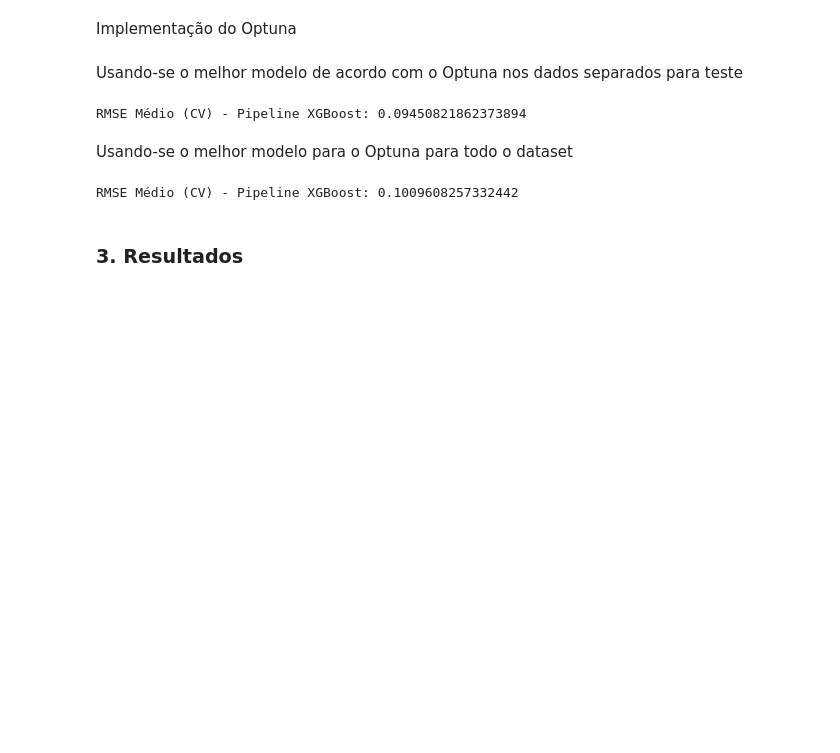
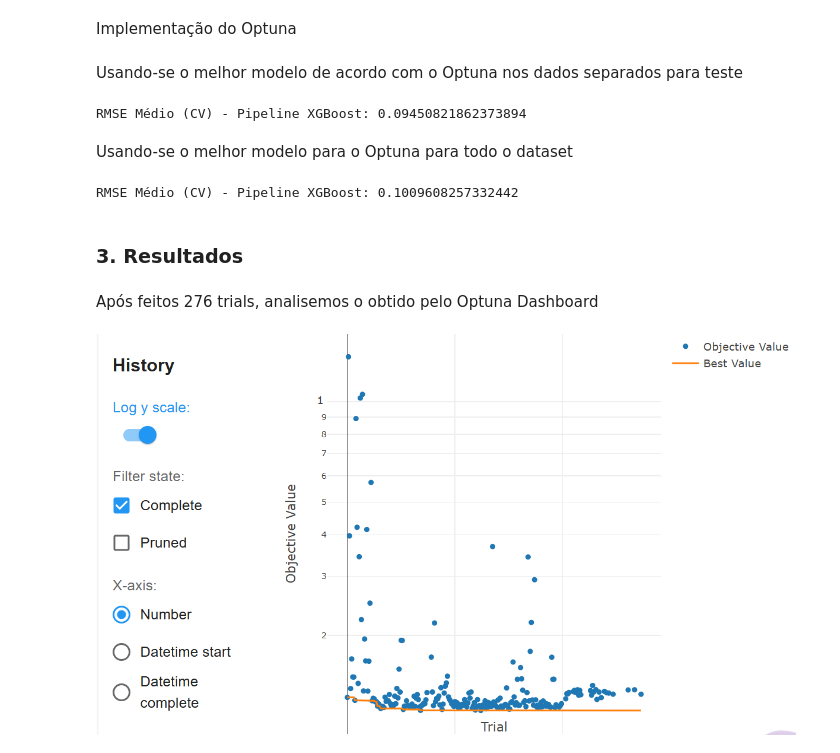
Before and after one commit to Velky2/R2D2, a Jupyter notebook: machine_learning_models/xgboost.ipynb, the cells around one changed output. Cells and saved outputs as stored; diff of their text form; code cells hidden in the pictures; blank space fills up the shorter version.

Commit message:
xgb discussion on Optuna

```diff
--- a/machine_learning_models/xgboost.ipynb
+++ b/machine_learning_models/xgboost.ipynb
@@ -258,3 +258,10 @@ print(f'RMSE Médio (CV) - Pipeline XGBoost: {cv_pipe.mean()}')
 RMSE Médio (CV) - Pipeline XGBoost: 0.1009608257332442
 # %% [markdown]
 ### 3. Resultados
+# %% [markdown]
+Após feitos 276 trials, analisemos o obtido pelo Optuna Dashboard
+# %%
+from IPython.display import Image
+Image(filename='../images/xgb_trials.png', height=200, width=700)
+# %% [output]
+[figure, added]
```
Also changed, not shown: parts of 5 cells of this notebook, 2 other files.
